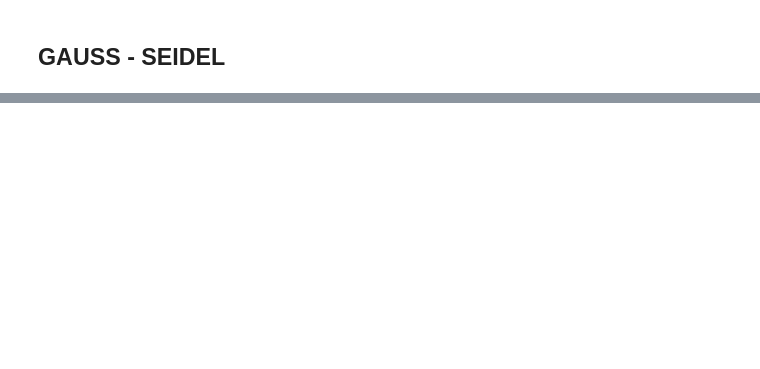
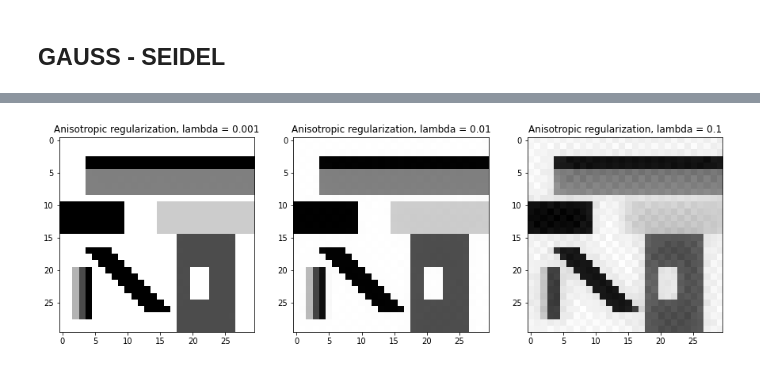
Before and after one commit to Lavode/61062-computer-vision, a Jupyter notebook: practical/01/implementation/template.ipynb, the cells around one changed output, grey strips where cells are left out. Cells and saved outputs as stored; diff of their text form; code cells hidden in the pictures; blank space fills up the shorter version.

```diff
--- a/practical/01/implementation/template.ipynb
+++ b/practical/01/implementation/template.ipynb
@@ -171,13 +180,16 @@ def GD(g, reg_lambda, reg_term = no_regularization, epsilon = 0.1, stop_criteria
     max_iter: Iteration count after which GD will terminate early.
     """
 
+    REPORT_EVERY_ITER = 10000
+
     n, m = g.shape[0], g.shape[1]
 
     # Start with a m+1 x n+1 image initialized to zero
     u = np.zeros((n+1, m+1))
-    # And initialize bottom right corner with our original image (this is kernel-specific,
-    # but if done incorrectly will be fixed by GD anyway)
-    u[1:n+2, 1:m+2] = g
+    # And initialize lower left corner with our blurry image, to save a few iterations.
+    # This choice of initialization also masks (most of) the area where the data term's
+    # gradient is zero.
+    u[0:n, 0:m] = g
 
     cur_iter = 0
     while True:
@@ -204,4 +216,7 @@ def GD(g, reg_lambda, reg_term = no_regularization, epsilon = 0.1, stop_criteria
         # Update rule of GD with step size epsilon
         u = u - epsilon * gradient
 
+        if cur_iter % REPORT_EVERY_ITER == 0:
+            print(f"Current iteration: {cur_iter}")
+
     return u
@@ -380,0 +681,21 @@ print("Sum of Squared Distance: deblurred vs. original = ")
+# %%
+plot_rows = 1
+plot_cols = 3
+
+plt.figure(figsize=(15, 5))
+
+ax1 = plt.subplot(plot_rows, plot_cols, 1)
+plt.imshow(gd_anisotropic_001, cmap='gray')
+ax1.set_title("Anisotropic regularization, lambda = 0.001")
+
+ax2 = plt.subplot(plot_rows, plot_cols, 2)
+plt.imshow(gd_anisotropic_01, cmap='gray')
+ax2.set_title("Anisotropic regularization, lambda = 0.01")
+
+ax3 = plt.subplot(plot_rows, plot_cols, 3)
+plt.imshow(gd_anisotropic_1, cmap='gray')
+ax3.set_title("Anisotropic regularization, lambda = 0.1")
+
+plt.show()
+# %% [output]
+[figure, added]
```
Also changed, not shown: parts of 29 cells of this notebook.
